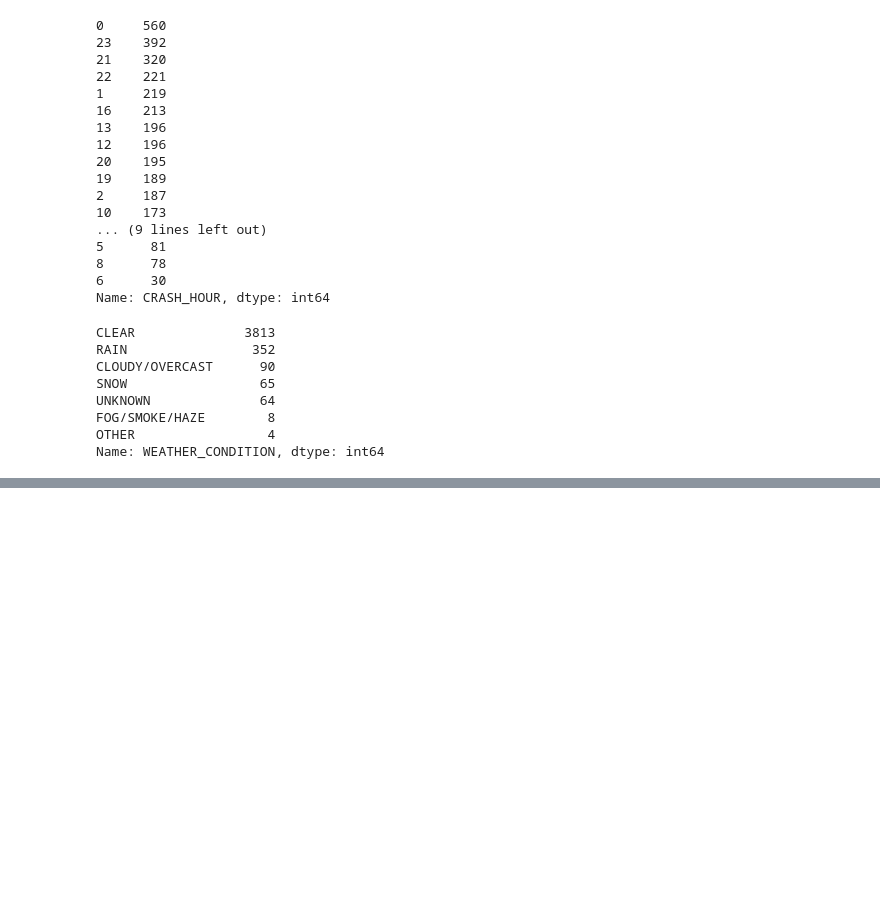
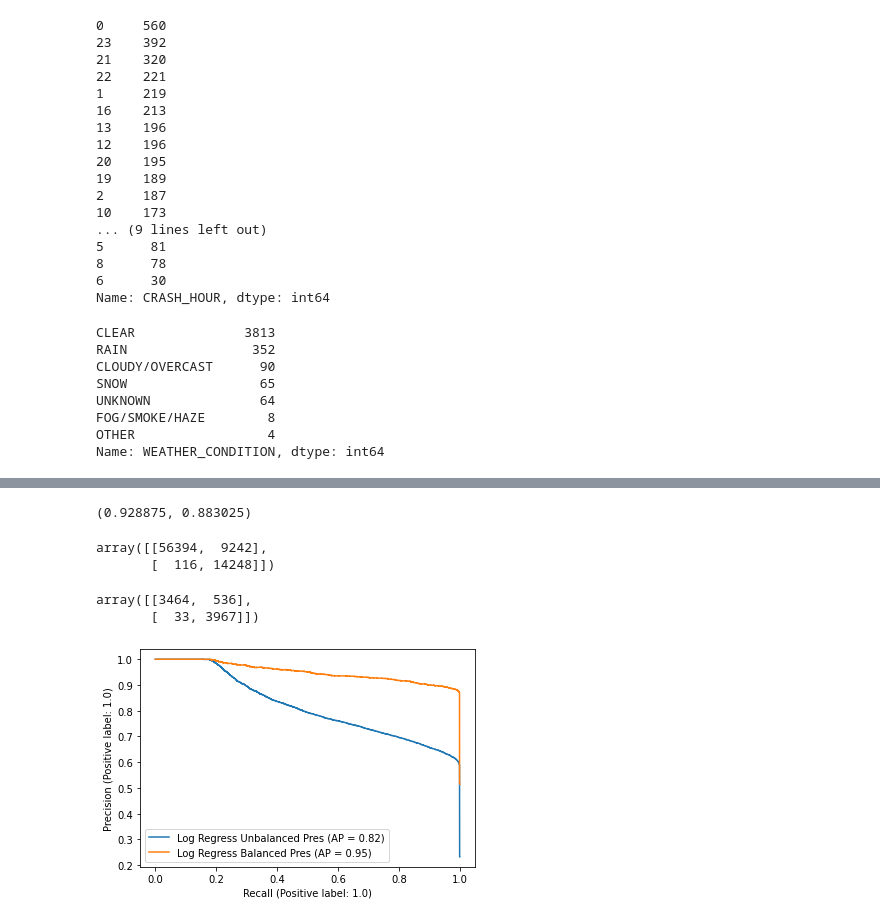
Before and after one commit to shigos/Traffic_Models, a Jupyter notebook: notebook/clean_merge_note.ipynb, the cells around one changed output, grey strips where cells are left out. Drawn from its saved outputs; the diff is of its cells as text; code cells hidden in the pictures; blank space fills up the shorter version.

Commit message:
finish roc and pres graphs

```diff
--- a/notebook/clean_merge_note.ipynb
+++ b/notebook/clean_merge_note.ipynb
@@ -634,13 +701,13 @@ fifty=fifty_fifty[['PERSON_TYPE', 'SEX', 'AGE', 'EJECTION', 'AIRBAG_DEPLOYED',
 # %%
-fifty_model = pd.get_dummies(fifty, columns = ['PERSON_TYPE', 'SEX', 'AGE', 'EJECTION', 'AIRBAG_DEPLOYED',
+fifty_model = pd.get_dummies(fifty_feed, columns = ['PERSON_TYPE', 'SEX', 'EJECTION', 'AIRBAG_DEPLOYED',
        'DRIVER_ACTION', 'PEDPEDAL_ACTION', 'PHYSICAL_CONDITION',
-       'BAC_RESULT VALUE', 'SAFETY_EQUIPMENT', 'MAKE',
-       'MODEL', 'VEHICLE_TYPE', 'VEHICLE_DEFECT', 'TRAVEL_DIRECTION',
-       'MANEUVER', 'FIRST_CONTACT_POINT', 'FIRE_I', 'POSTED_SPEED_LIMIT',
+       'BAC_RESULT VALUE', 'SAFETY_EQUIPMENT', 'MAKE'
+       , 'VEHICLE_TYPE', 'VEHICLE_DEFECT', 'TRAVEL_DIRECTION',
+       'MANEUVER', 'FIRST_CONTACT_POINT', 'FIRE_I',
        'WEATHER_CONDITION', 'LIGHTING_CONDITION', 'FIRST_CRASH_TYPE',
-       'ALIGNMENT', 'ROADWAY_SURFACE_COND', 'ROAD_DEFECT', 'CRASH_TYPE',
-       'PRIM_CONTRIBUTORY_CAUSE', 'SEC_CONTRIBUTORY_CAUSE', 'STREET_DIRECTION',
-        'WORK_ZONE_I', 'INJURIES_TOTAL',
+        'ROADWAY_SURFACE_COND', 'ROAD_DEFECT', 'CRASH_TYPE',
+       'PRIM_CONTRIBUTORY_CAUSE',
+        'WORK_ZONE_I',
        'CRASH_DAY_OF_WEEK', 'TRAFFICWAY_TYPE',
         'DISTRICT', 'CRASH_TOD', 'QUARTER'],drop_first = True)
 fifty_model
@@ -646,0 +728,7 @@ fifty_model
+# %%
+for col in testing_samp.columns:
+    if col not in fifty_model.columns and col in testing_samp.columns:
+        testing_samp.drop(col, inplace = True, axis = 1 )
+for col in fifty_model.columns:
+    if col not in testing_samp.columns and col in fifty_model.columns:
+        fifty_model.drop(col, inplace = True, axis = 1 )
@@ -647,11 +739,34 @@ fifty_model
 # %%
 y = fifty_model['INJURIES_TOTAL']
 X = fifty_model.drop(columns = ['INJURIES_TOTAL'])
-X_train, X_test, y_train, y_test = train_test_split(X, y, test_size=0.25, random_state=0)
-model = LogisticRegression(n_jobs= -1)
+X_train, X_test, y_train, y_test = train_test_split(X, y, test_size=0.10, random_state=0,stratify = y)
+model = LogisticRegression(n_jobs= -1, class_weight= 'balanced')
 model.fit(X_train,y_train)
 
 samp_pred = model.predict(X_test)
 samp_score = model.score(X_test,y_test)
+# %%
+y_test1 = testing_samp["INJURIES_TOTAL"]
+X_test1 = testing_samp.drop(columns = ['INJURIES_TOTAL'])
+samp_pred1 = model.predict(X_test1)
+samp_score1 = model.score(X_test1,y_test1)
 # %%
-samp_score
+samp_score, samp_score1
+# %% [output]
+(0.928875, 0.883025)
+# %%
+metrics.confusion_matrix(y_test1,samp_pred1) #Unbalanced
+# %% [output]
+array([[56394,  9242],
+       [  116, 14248]])
+# %%
+metrics.confusion_matrix(y_test,samp_pred)#Balanced
+# %% [output]
+array([[3464,  536],
+       [  33, 3967]])
+# %%
+ax = plt.gca()
+unbalanced_recall = plot_precision_recall_curve(model, X_test1, y_test1, ax = ax, name ='Log Regress Unbalanced Pres' )
+unbalanced_recall = plot_precision_recall_curve(model, X_test, y_test,ax = ax, name = 'Log Regress Balanced Pres' )
+# %% [output]
+[figure, added]
```
Also changed, not shown: parts of 64 cells of this notebook, 2 other files.
